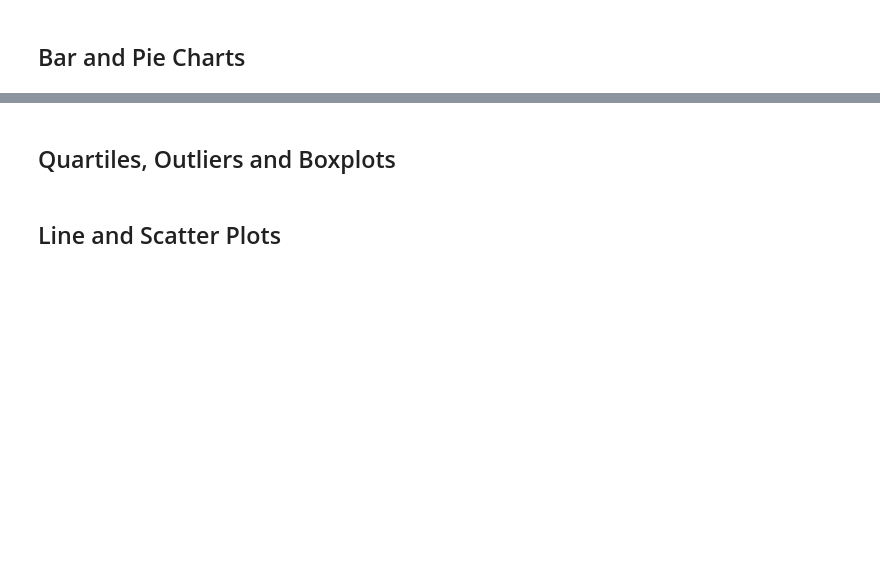
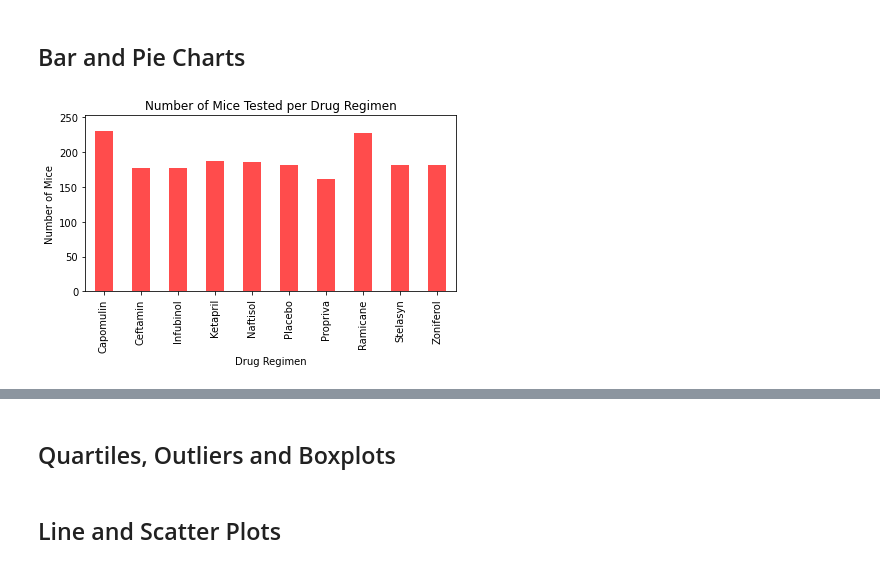
Before and after one commit to Kevin-McConchie/matplotlib-plots, a Jupyter notebook: pymaceuticals_Inc..ipynb, the cells around one changed output, grey strips where cells are left out. Drawn from its saved outputs; the diff is of its cells as text; code cells hidden in the pictures; blank space fills up the shorter version.

```diff
--- a/pymaceuticals_Inc..ipynb
+++ b/pymaceuticals_Inc..ipynb
@@ -91,2 +136,25 @@ Now what
+# %%
+# Generate a bar plot showing the total number of mice for each treatment throughout the course of the study using pandas.
+
+# create groupby for bar chart
+regimen_mouse_count = mouse_study_df.groupby("Drug Regimen").count()["Mouse ID"]
+
+# create chart
+regimen_mouse_count.plot(kind="bar",color= "red",alpha=0.7)
+
+# Set y limit
+plt.ylim(0, max(regimen_mouse_count[[1]])+75)
+
+
+# Set a Title and labels
+plt.title("Number of Mice Tested per Drug Regimen")
+plt.ylabel("Number of Mice")
+
+# Save graph
+plt.tight_layout()
+plt.savefig("Images/pandas_mouse_count.png")
+plt.show()
+# %% [output]
+[figure, added]
 # %%
 # Generate a bar plot showing the total number of mice for each treatment throughout the course of the study using pyplot.
```
Also changed, not shown: parts of 6 cells of this notebook, 3 other files.
